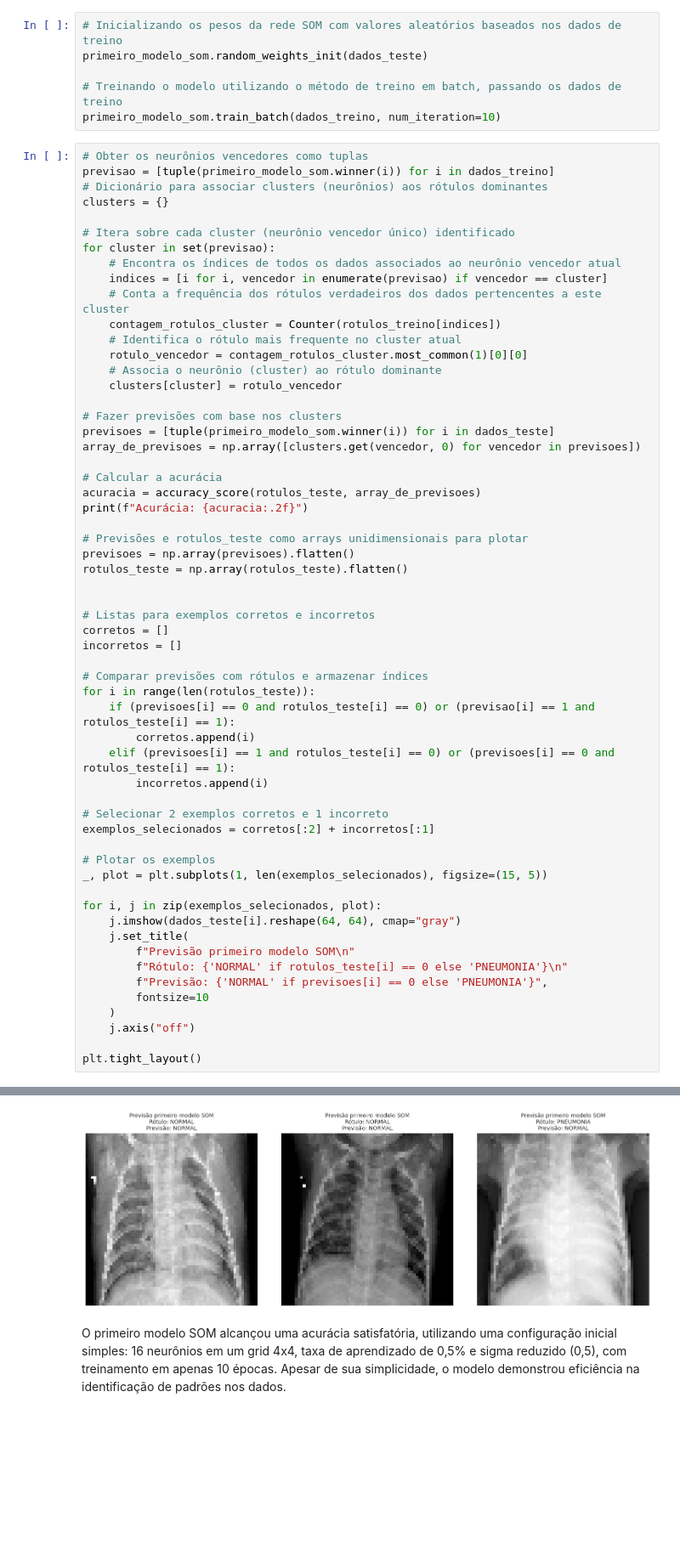
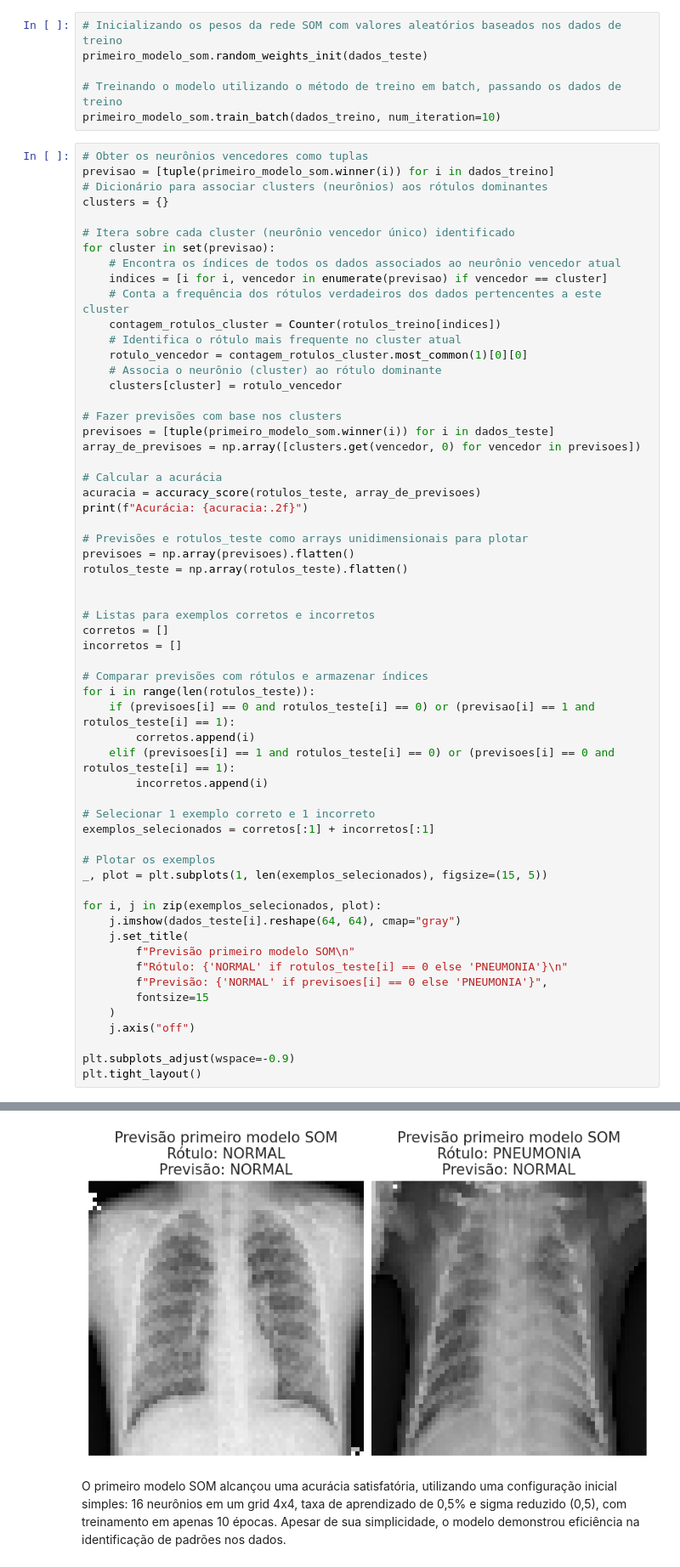
Before and after one commit to guipereira2/Projetos_RedesNeurais, a Jupyter notebook: Projeto 2 - Modelo não supervisionado/Projeto2.ipynb, the cells around one changed output, grey strips where cells are left out. Shown at 85% size. Saved outputs shown, nothing was run; the diff lists cells and outputs as text; blank space fills up the shorter version.

```diff
--- a/Projeto 2 - Modelo não supervisionado/Projeto2.ipynb
+++ b/Projeto 2 - Modelo não supervisionado/Projeto2.ipynb
@@ -220,8 +217,8 @@ for i in range(len(rotulos_teste)):
     elif (previsoes[i] == 1 and rotulos_teste[i] == 0) or (previsoes[i] == 0 and rotulos_teste[i] == 1):
         incorretos.append(i)
 
-# Selecionar 2 exemplos corretos e 1 incorreto
-exemplos_selecionados = corretos[:2] + incorretos[:1]
+# Selecionar 1 exemplo correto e 1 incorreto
+exemplos_selecionados = corretos[:1] + incorretos[:1]
 
 # Plotar os exemplos
 _, plot = plt.subplots(1, len(exemplos_selecionados), figsize=(15, 5))
@@ -232,9 +229,10 @@ for i, j in zip(exemplos_selecionados, plot):
         f"Previsão primeiro modelo SOM\n"
         f"Rótulo: {'NORMAL' if rotulos_teste[i] == 0 else 'PNEUMONIA'}\n"
         f"Previsão: {'NORMAL' if previsoes[i] == 0 else 'PNEUMONIA'}",
-        fontsize=10
+        fontsize=15
     )
     j.axis("off")
 
+plt.subplots_adjust(wspace=-0.9)
 plt.tight_layout()
 # %% [output]
@@ -242,4 +240,4 @@ Acurácia: 0.64
-[figure, old version]
+[figure, new version]
 # %% [markdown]
 O primeiro modelo SOM alcançou uma acurácia satisfatória, utilizando uma configuração inicial simples: 16 neurônios em um grid 4x4, taxa de aprendizado de 0,5% e sigma reduzido (0,5), com treinamento em apenas 10 épocas. Apesar de sua simplicidade, o modelo demonstrou eficiência na identificação de padrões nos dados.
 # %% [markdown]
```
Also changed, not shown: parts of 26 cells of this notebook.
